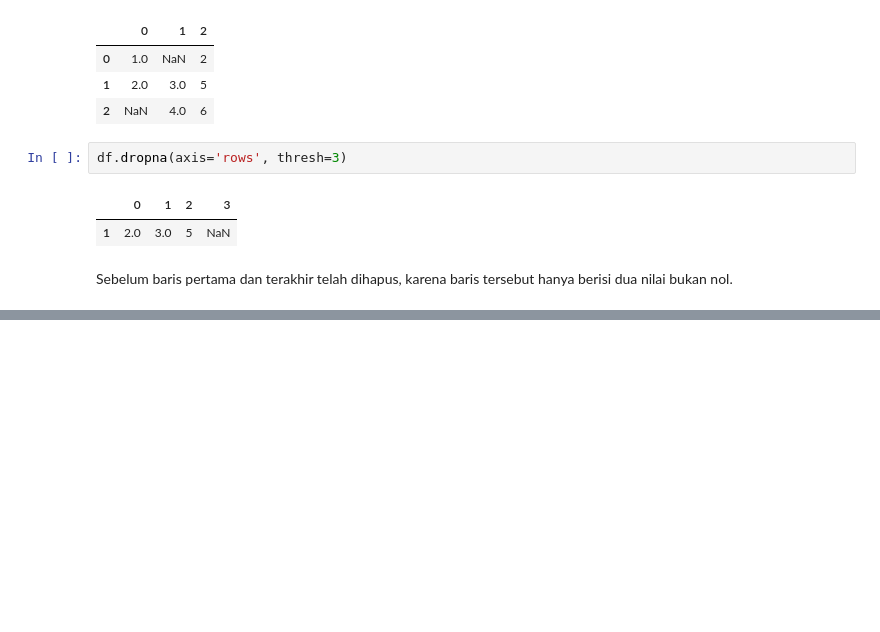
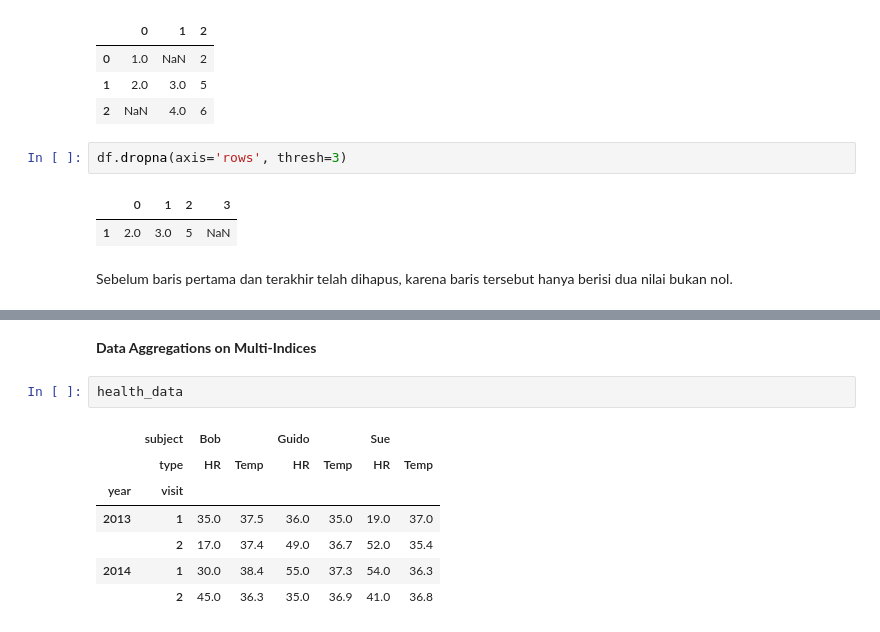
Before and after one commit to Anissa-Atifa/BigData, a Jupyter notebook: BigData2.ipynb, the cells around one changed output, grey strips where cells are left out. Saved outputs shown, nothing was run; the diff lists cells and outputs as text; blank space fills up the shorter version.

```diff
--- a/BigData2.ipynb
+++ b/BigData2.ipynb
@@ -1040,0 +1508,12 @@ Sebelum baris pertama dan terakhir telah dihapus, karena baris tersebut hanya be
+# %% [markdown]
+**Data Aggregations on Multi-Indices**
+# %%
+health_data
+# %% [output]
+|  | subject | Bob |  | Guido |  | Sue |  |
+|  | type | HR | Temp | HR | Temp | HR | Temp |
+| year | visit |  |  |  |  |  |  |
+| 2013 | 1 | 35.0 | 37.5 | 36.0 | 35.0 | 19.0 | 37.0 |
+|  | 2 | 17.0 | 37.4 | 49.0 | 36.7 | 52.0 | 35.4 |
+| 2014 | 1 | 30.0 | 38.4 | 55.0 | 37.3 | 54.0 | 36.3 |
+|  | 2 | 45.0 | 36.3 | 35.0 | 36.9 | 41.0 | 36.8 |
```
Also changed, not shown: parts of 186 cells of this notebook.
